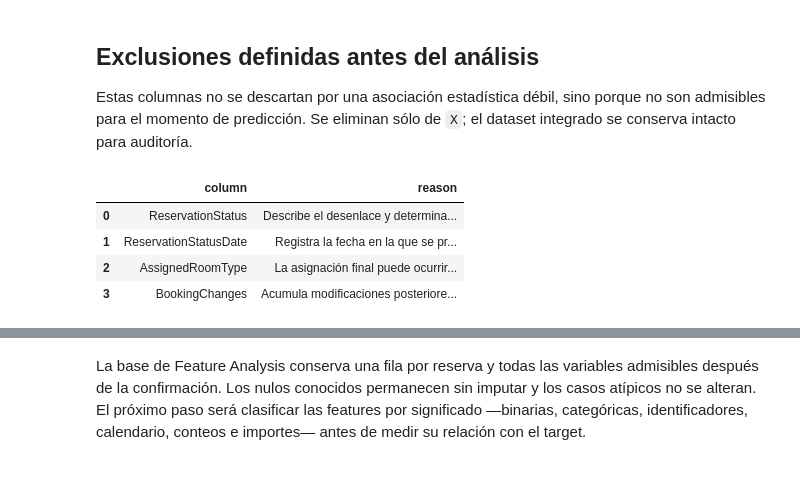
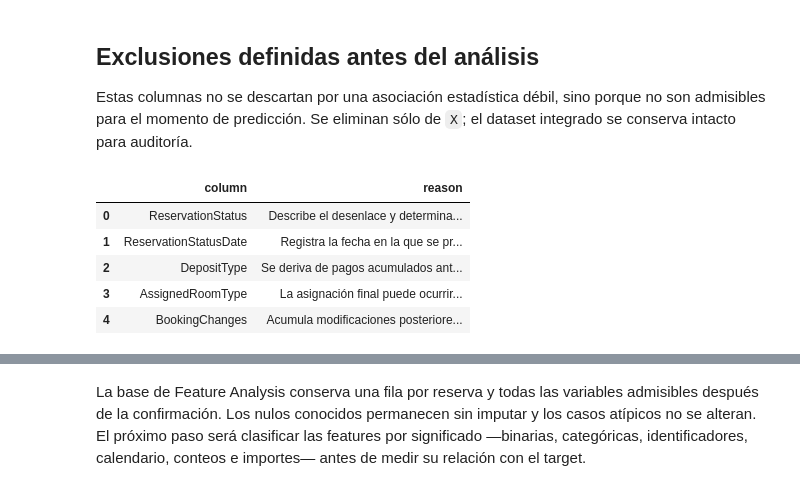
Before and after one commit to Lithium582/Obligatorio2026, a Jupyter notebook: notebooks/03_feature_analysis.ipynb, the cells around one changed output, grey strips where cells are left out. Cells and saved outputs as stored; diff of their text form; code cells hidden in the pictures.

```diff
--- a/notebooks/03_feature_analysis.ipynb
+++ b/notebooks/03_feature_analysis.ipynb
@@ -145,31 +150,36 @@ Estas columnas no se descartan por una asociación estadística débil, sino por
 # %%
 exclusion_summary = pd.DataFrame(
     [
         {
             "column": "ReservationStatus",
             "reason": "Describe el desenlace y determina directamente IsCanceled.",
         },
         {
             "column": "ReservationStatusDate",
             "reason": "Registra la fecha en la que se produjo el desenlace.",
         },
         {
+            "column": "DepositType",
+            "reason": "Se deriva de pagos acumulados antes de la llegada o cancelación y no está disponible de forma consistente al confirmar.",
+        },
+        {
             "column": "AssignedRoomType",
             "reason": "La asignación final puede ocurrir después de confirmar la reserva.",
         },
         {
             "column": "BookingChanges",
             "reason": "Acumula modificaciones posteriores a la confirmación.",
         },
     ]
 )
 display(exclusion_summary)
 # %% [output]
 |  | column | reason |
 | 0 | ReservationStatus | Describe el desenlace y determina... |
 | 1 | ReservationStatusDate | Registra la fecha en la que se pr... |
-| 2 | AssignedRoomType | La asignación final puede ocurrir... |
-| 3 | BookingChanges | Acumula modificaciones posteriore... |
+| 2 | DepositType | Se deriva de pagos acumulados ant... |
+| 3 | AssignedRoomType | La asignación final puede ocurrir... |
+| 4 | BookingChanges | Acumula modificaciones posteriore... |
 # %%
 X_candidates, y = split_features_target(
     bookings_df,
```
Also changed, not shown: parts of 29 cells of this notebook.
